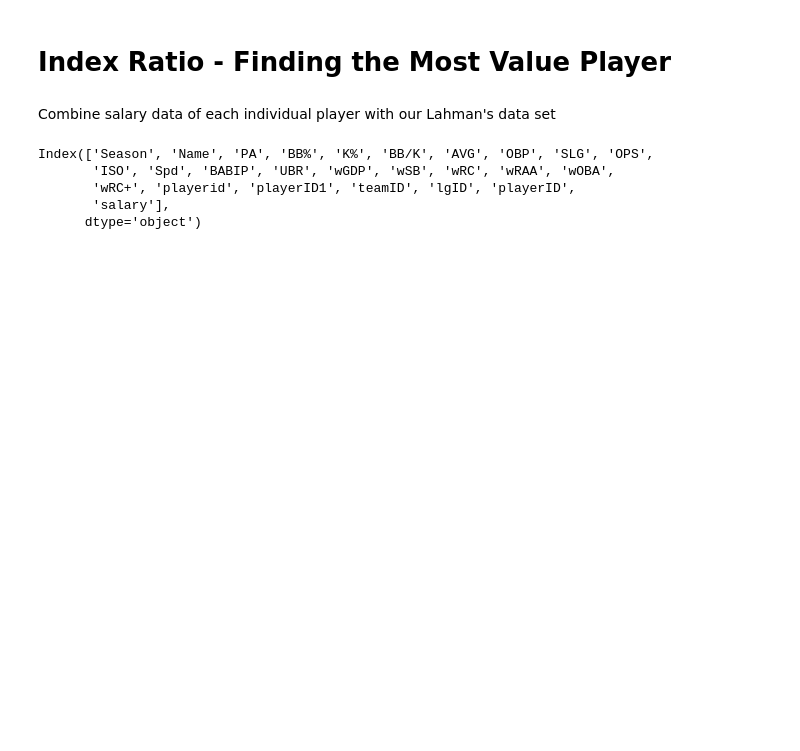
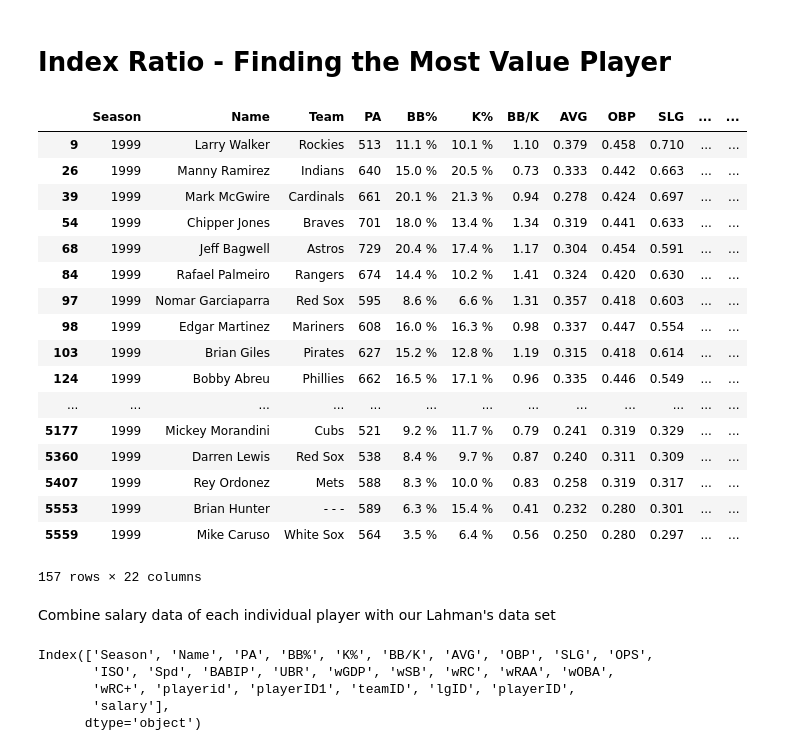
Before and after one commit to ezzanger/Supervised-Learning-Capstones, a Jupyter notebook: MLB Winning Optimization Machine.ipynb, the cells around one changed output. Drawn from its saved outputs; the diff is of its cells as text; code cells hidden in the pictures; blank space fills up the shorter version.

```diff
--- a/MLB Winning Optimization Machine.ipynb
+++ b/MLB Winning Optimization Machine.ipynb
@@ -785,3 +849,24 @@ mean cv score = 0.000 +- 4.831
+# %%
+Names
+# %% [output]
+|  | Season | Name | Team | PA | BB% | K% | BB/K | AVG | OBP | SLG | ... | ... |
+| 9 | 1999 | Larry Walker | Rockies | 513 | 11.1 % | 10.1 % | 1.10 | 0.379 | 0.458 | 0.710 | ... | ... |
+| 26 | 1999 | Manny Ramirez | Indians | 640 | 15.0 % | 20.5 % | 0.73 | 0.333 | 0.442 | 0.663 | ... | ... |
+| 39 | 1999 | Mark McGwire | Cardinals | 661 | 20.1 % | 21.3 % | 0.94 | 0.278 | 0.424 | 0.697 | ... | ... |
+| 54 | 1999 | Chipper Jones | Braves | 701 | 18.0 % | 13.4 % | 1.34 | 0.319 | 0.441 | 0.633 | ... | ... |
+| 68 | 1999 | Jeff Bagwell | Astros | 729 | 20.4 % | 17.4 % | 1.17 | 0.304 | 0.454 | 0.591 | ... | ... |
+| 84 | 1999 | Rafael Palmeiro | Rangers | 674 | 14.4 % | 10.2 % | 1.41 | 0.324 | 0.420 | 0.630 | ... | ... |
+| 97 | 1999 | Nomar Garciaparra | Red Sox | 595 | 8.6 % | 6.6 % | 1.31 | 0.357 | 0.418 | 0.603 | ... | ... |
+| 98 | 1999 | Edgar Martinez | Mariners | 608 | 16.0 % | 16.3 % | 0.98 | 0.337 | 0.447 | 0.554 | ... | ... |
+| 103 | 1999 | Brian Giles | Pirates | 627 | 15.2 % | 12.8 % | 1.19 | 0.315 | 0.418 | 0.614 | ... | ... |
+| 124 | 1999 | Bobby Abreu | Phillies | 662 | 16.5 % | 17.1 % | 0.96 | 0.335 | 0.446 | 0.549 | ... | ... |
+| ... | ... | ... | ... | ... | ... | ... | ... | ... | ... | ... | ... | ... |
+| 5177 | 1999 | Mickey Morandini | Cubs | 521 | 9.2 % | 11.7 % | 0.79 | 0.241 | 0.319 | 0.329 | ... | ... |
+| 5360 | 1999 | Darren Lewis | Red Sox | 538 | 8.4 % | 9.7 % | 0.87 | 0.240 | 0.311 | 0.309 | ... | ... |
+| 5407 | 1999 | Rey Ordonez | Mets | 588 | 8.3 % | 10.0 % | 0.83 | 0.258 | 0.319 | 0.317 | ... | ... |
+| 5553 | 1999 | Brian Hunter | - - - | 589 | 6.3 % | 15.4 % | 0.41 | 0.232 | 0.280 | 0.301 | ... | ... |
+| 5559 | 1999 | Mike Caruso | White Sox | 564 | 3.5 % | 6.4 % | 0.56 | 0.250 | 0.280 | 0.297 | ... | ... |
+157 rows × 22 columns
 # %% [markdown]
 Combine salary data of each individual player with our Lahman's data set
 # %%
```
Also changed, not shown: parts of 53 cells of this notebook.
